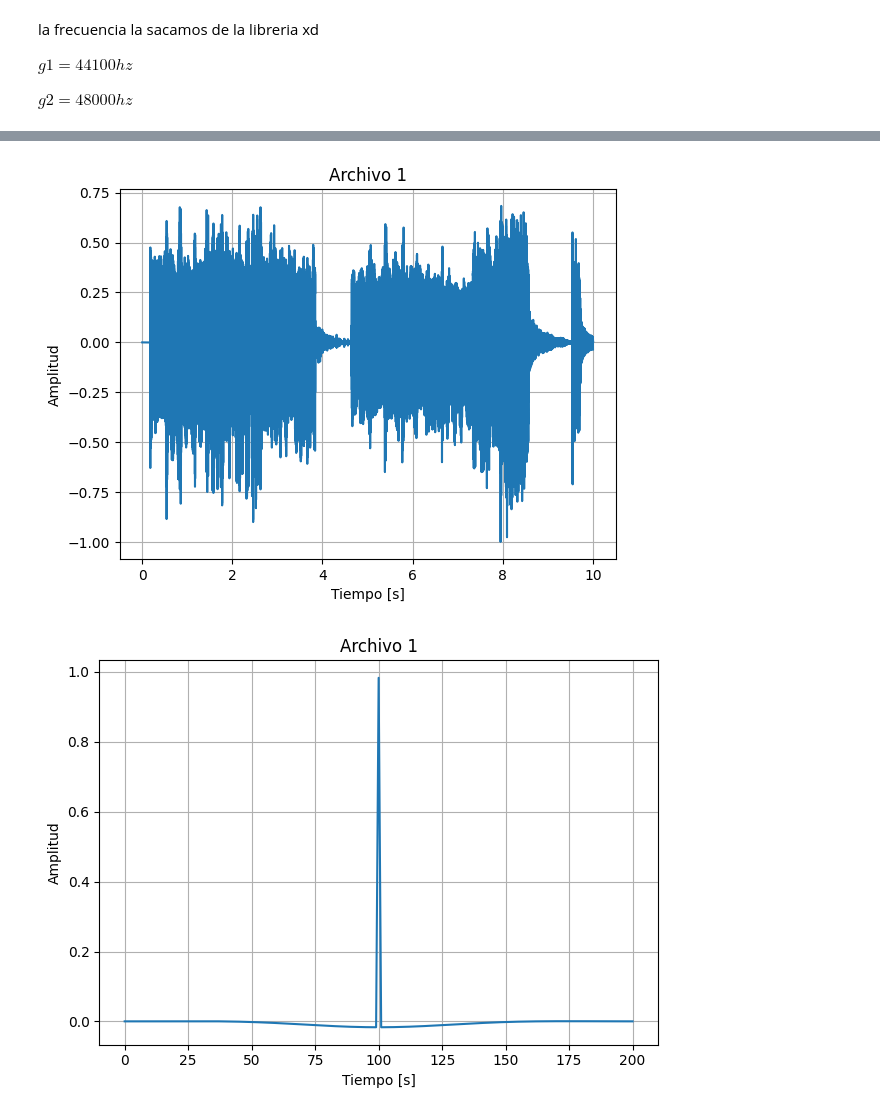
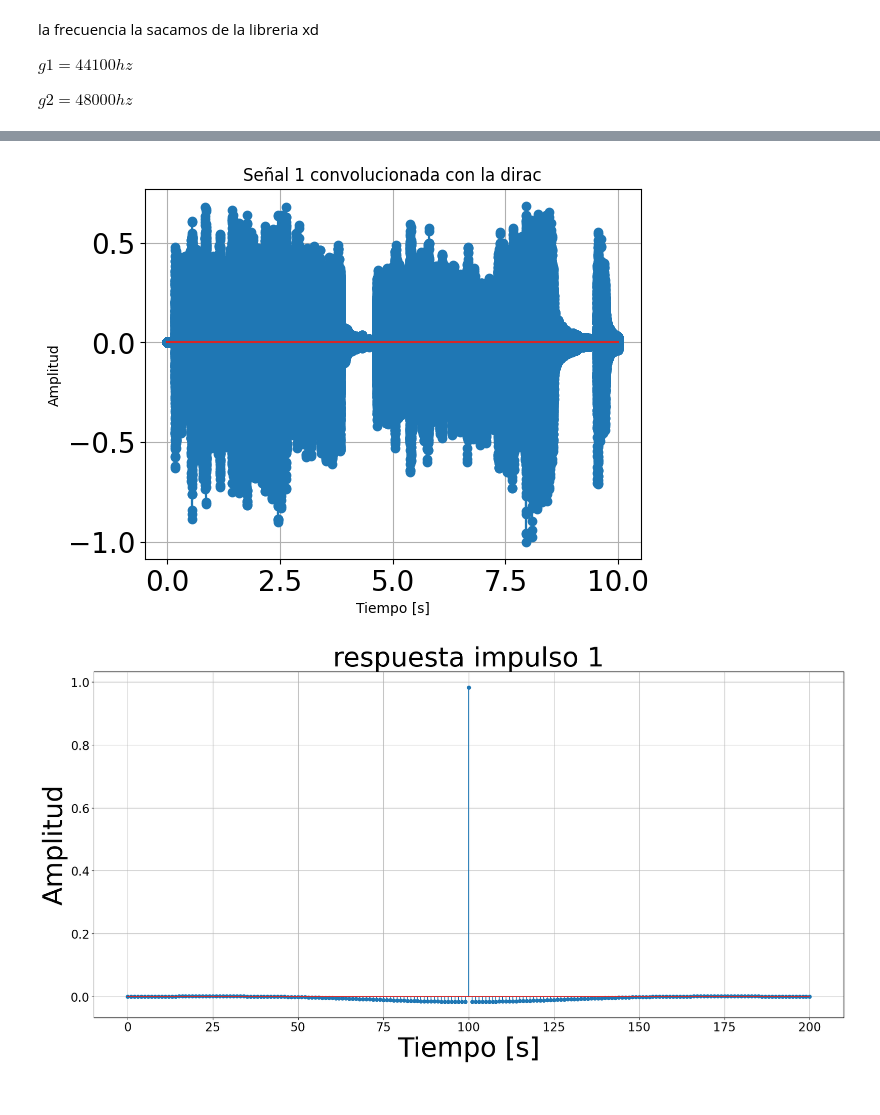
Before and after one commit to felifern/SENIALES, a Jupyter notebook: tp.ipynb, the cells around one changed output, grey strips where cells are left out. Saved outputs shown, nothing was run; the diff lists cells and outputs as text; code cells hidden in the pictures.

```diff
--- a/tp.ipynb
+++ b/tp.ipynb
@@ -137,36 +154,38 @@ print(1/((end2 - start2)/(44100*7)), 'hz')
 # %%
 
 respuesta1 = np.loadtxt("respuesta_impulso_1.txt")
 n = np.arange(len(respuesta1))
-y = np.convolve(data1, respuesta1, mode='full')  # 'full' es la convolución completa
+y = np.convolve(data1, respuesta1, mode='full')
 
 
-# Normalizar la señal para evitar saturación
 y_norm = y / np.max(np.abs(y))  # Normaliza entre -1 y 1
 y_int16 = np.int16(y_norm * 32767)  # Convierte a int16
 ylen = np.arange(len(y))/fs1
-# Guardar como archivo WAV (usa la misma frecuencia de muestreo que el original)
 wavfile.write("convolucion_resultado1_imp1.wav", fs1, y_int16)
 
 
 plt.figure()
-plt.plot(ylen, y_norm)
-plt.title("Archivo 1")
+#plt.plot(ylen, y_norm)
+plt.stem(ylen, y_norm)
+plt.title("Señal 1 convolucionada con la dirac")
 plt.xlabel("Tiempo [s]")
 plt.ylabel("Amplitud")
 plt.grid(True)
 
-plt.figure()
-plt.plot(n, respuesta1)
-plt.title("Archivo 1")
-plt.xlabel("Tiempo [s]")
-plt.ylabel("Amplitud")
+plt.figure(figsize=(19,10))
+#plt.plot(n, respuesta1)
+plt.stem(n,respuesta1)
+plt.title("respuesta impulso 1", fontsize=45)
+plt.xlabel("Tiempo [s]", fontsize=45)
+plt.ylabel("Amplitud", fontsize=45)
 plt.grid(True)
 
 
 plt.tight_layout()
+plt.savefig("respuesta_impulso_1")
+
 plt.show()
 # %% [output]
-[figure, old version]
+[figure, new version]
-[figure, old version]
+[figure, new version]
 # %%
```
Also changed, not shown: parts of 7 cells of this notebook.
